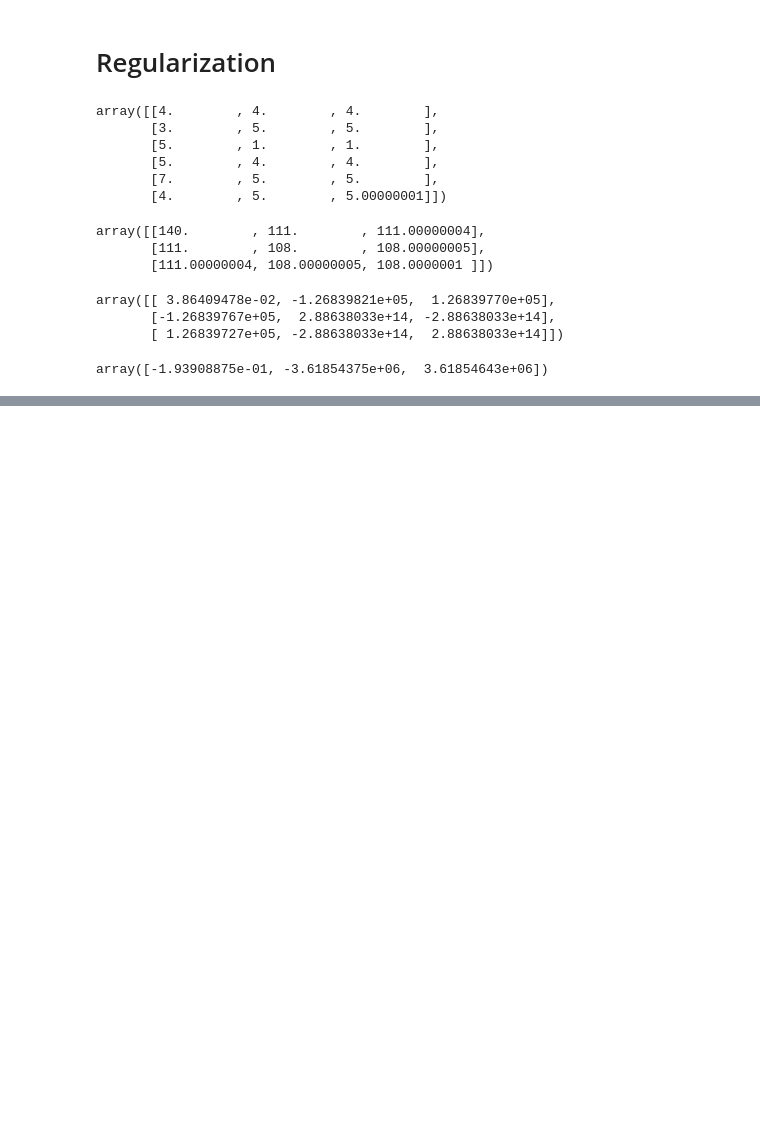
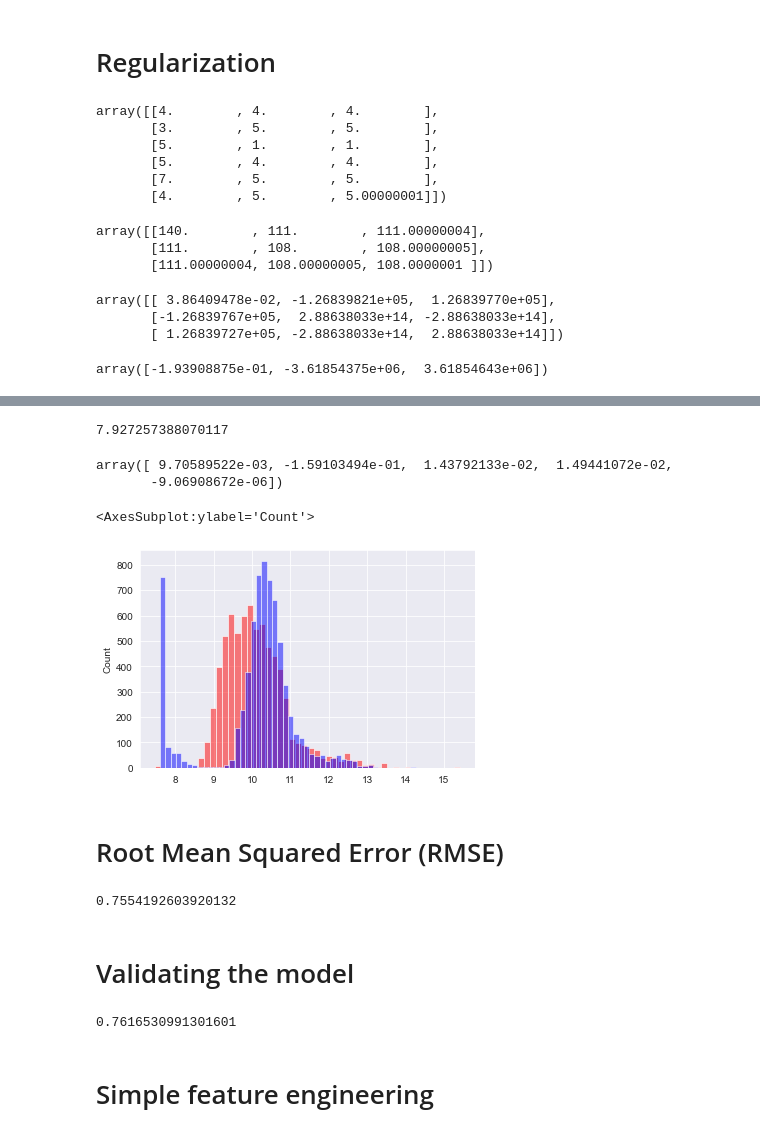
Before and after one commit to Wratch/mlbook_camp, a Jupyter notebook: Lessons/02-Week/02-week.ipynb, the cells around one changed output, grey strips where cells are left out. Saved outputs shown, nothing was run; the diff lists cells and outputs as text; code cells hidden in the pictures; blank space fills up the shorter version.

```diff
--- a/Lessons/02-Week/02-week.ipynb
+++ b/Lessons/02-Week/02-week.ipynb
@@ -665,0 +865,3 @@ array([-1.93908875e-01, -3.61854375e+06,  3.61854643e+06])
+# %%
+base = ['engine_hp', 'engine_cylinders',
+       'highway_mpg', 'city_mpg', 'popularity']
@@ -665,0 +888,23 @@ array([-1.93908875e-01, -3.61854375e+06,  3.61854643e+06])
+# %%
+X_train = df_train[base].fillna(0).values
+# %%
+w0, w = train_linear_regression(X_train, y_train)
+# %%
+w0
+# %% [output]
+7.927257388070117
+# %%
+w
+# %% [output]
+array([ 9.70589522e-03, -1.59103494e-01,  1.43792133e-02,  1.49441072e-02,
+       -9.06908672e-06])
+# %%
+y_pred = w0 + X_train.dot(w)
+# %%
+sns.histplot(y_pred, color ='red', bins=50, alpha=0.5) # PREDICTIONS
+sns.histplot(y_train, color = 'blue', bins=50, alpha=0.5) # TARGET
+# %% [output]
+<AxesSubplot:ylabel='Count'>
+[figure, added]
+# %% [markdown]
+# Root Mean Squared Error (RMSE)
@@ -665,0 +919,6 @@ array([-1.93908875e-01, -3.61854375e+06,  3.61854643e+06])
+# %%
+rmse(y_train, y_pred)
+# %% [output]
+0.7554192603920132
+# %% [markdown]
+# Validating the model
@@ -665,0 +931,11 @@ array([-1.93908875e-01, -3.61854375e+06,  3.61854643e+06])
+# %%
+X_train = prepare_X(df_train)
+w0, w = train_linear_regression(X_train, y_train)
+
+X_val = prepare_X(df_val)
+y_pred = w0 + X_val.dot(w)
+rmse(y_val, y_pred)
+# %% [output]
+0.7616530991301601
+# %% [markdown]
+# Simple feature engineering
```
Also changed, not shown: parts of 92 cells of this notebook, 1 other file.
